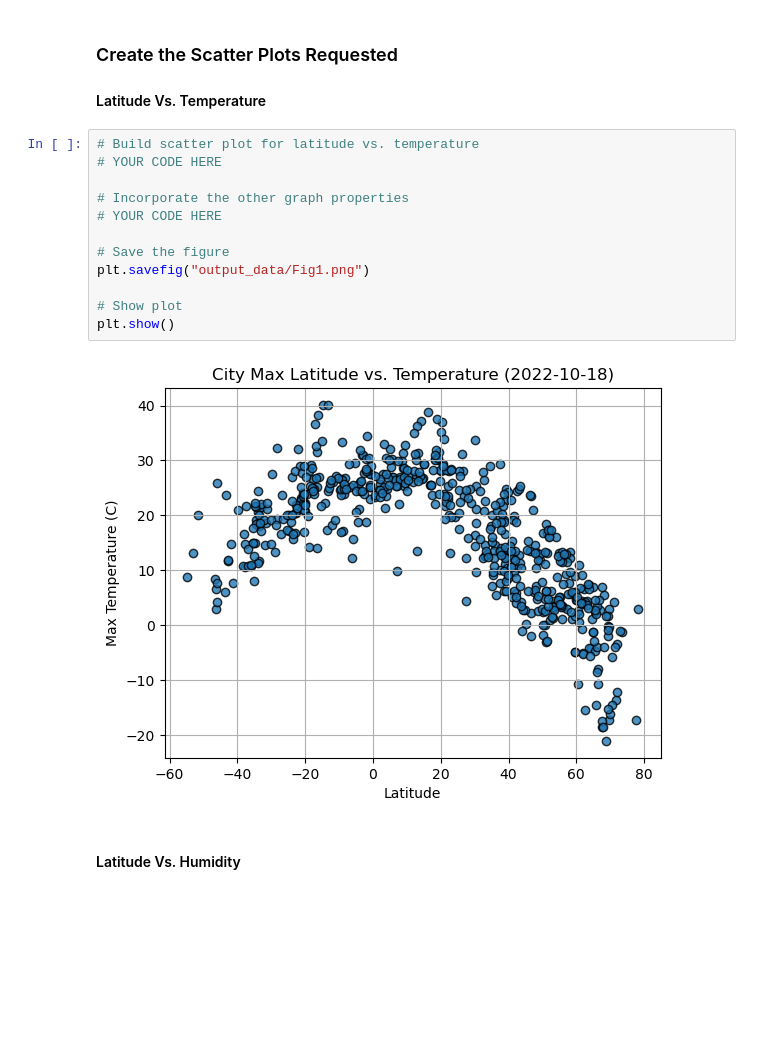
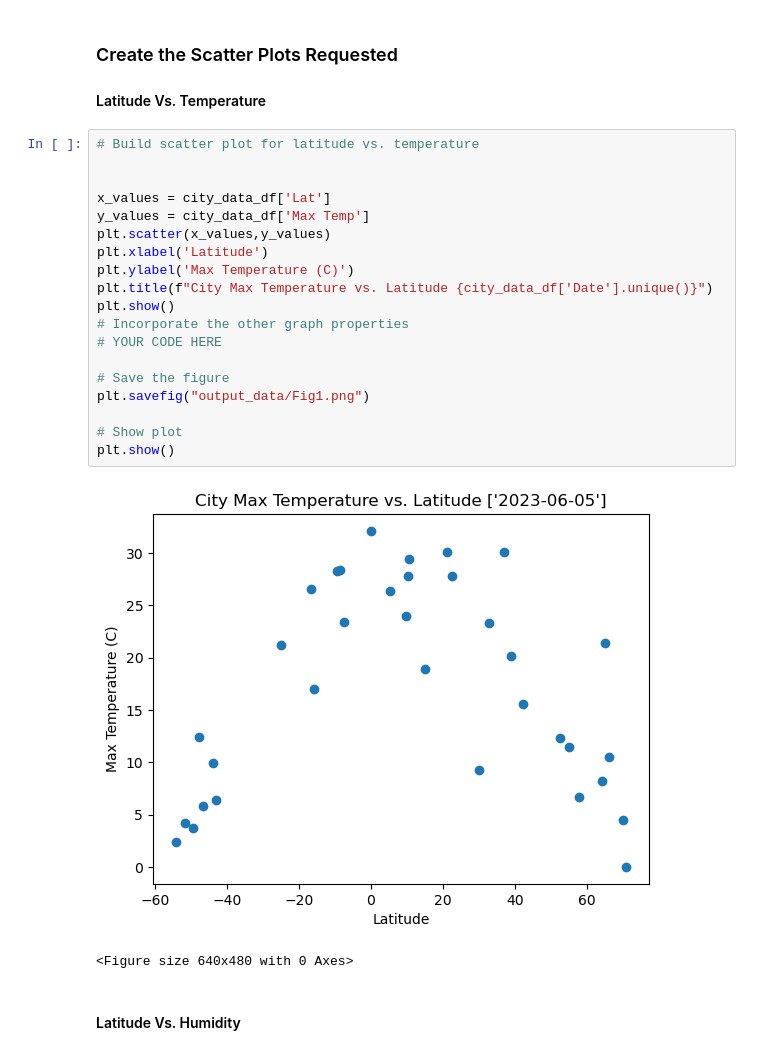
Before and after one commit to laurajanefaulds/API_challenge, a Jupyter notebook: ljf_code/WeatherPyLF.ipynb, the cells around one changed output. Cells and saved outputs as stored; diff of their text form; blank space fills up the shorter version.

Commit message:
up to first scatter plot

```diff
--- a/ljf_code/WeatherPy.ipynb
+++ b/ljf_code/WeatherPyLF.ipynb
@@ -191,18 +193,26 @@ city_data_df.head()
 #### Latitude Vs. Temperature
 # %%
 # Build scatter plot for latitude vs. temperature
-# YOUR CODE HERE
 
+
+x_values = city_data_df['Lat']
+y_values = city_data_df['Max Temp']
+plt.scatter(x_values,y_values)
+plt.xlabel('Latitude')
+plt.ylabel('Max Temperature (C)')
+plt.title(f"City Max Temperature vs. Latitude {city_data_df['Date'].unique()}")
+plt.show()
 # Incorporate the other graph properties
 # YOUR CODE HERE
 
 # Save the figure
 plt.savefig("output_data/Fig1.png")
 
 # Show plot
 plt.show()
 # %% [output]
-[figure, old version]
+[figure, new version]
+<Figure size 640x480 with 0 Axes>
 # %% [markdown]
 #### Latitude Vs. Humidity
 # %%
```
Also changed, not shown: parts of 8 cells of this notebook, 8 other files.
